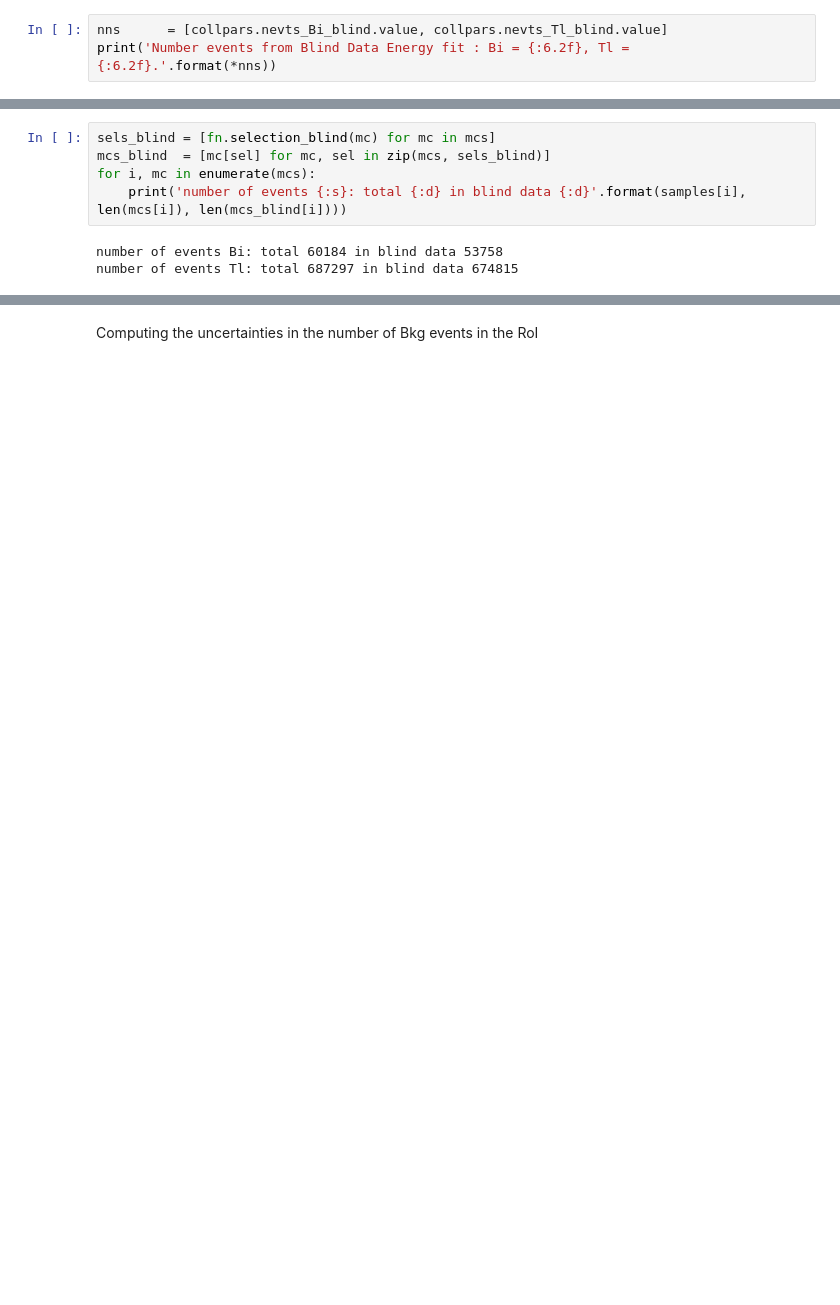
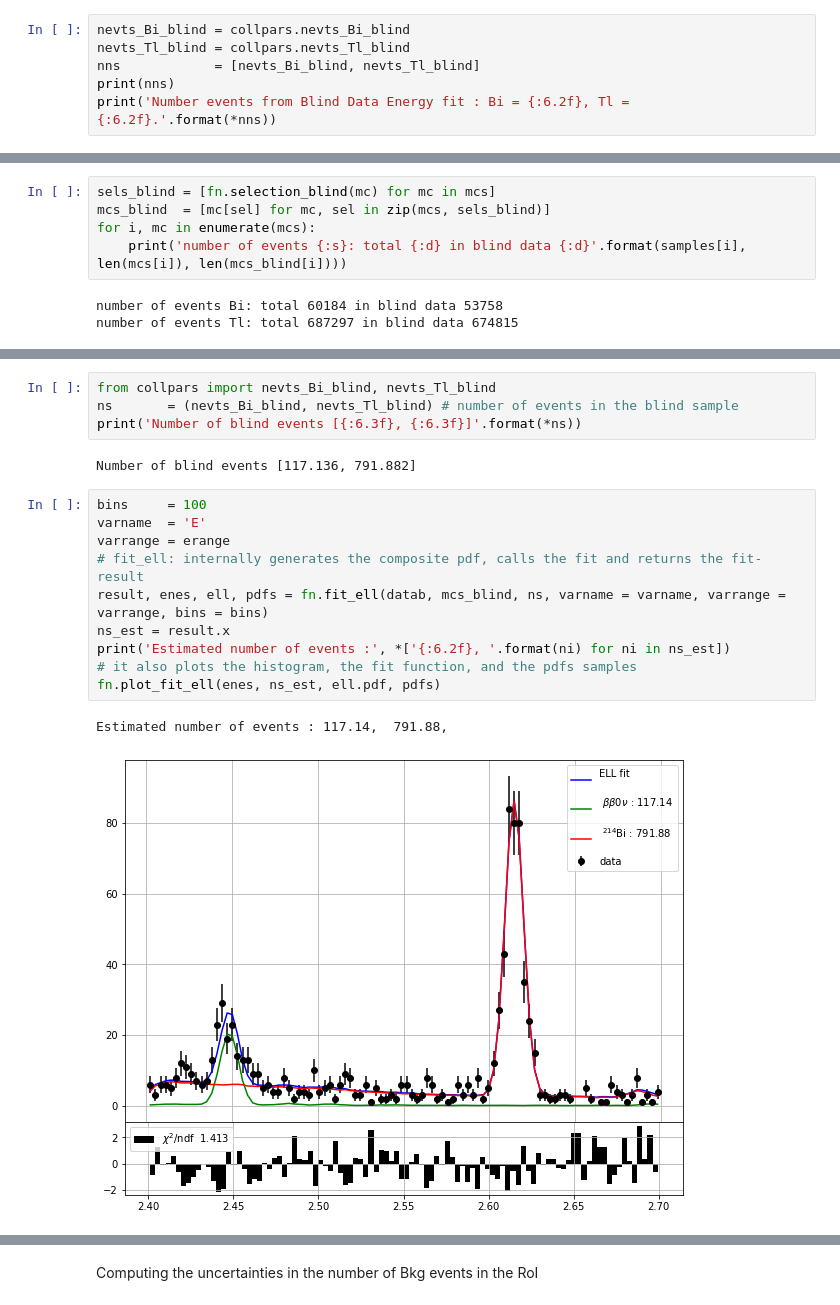
Before and after one commit to jahernando/USC-Fanal, a Jupyter notebook: NB/guide/fanal_bkg_uncertanties.ipynb, the cells around one changed output, grey strips where cells are left out. Cells and saved outputs as stored; diff of their text form; blank space fills up the shorter version.

```diff
--- a/NB/guide/fanal_bkg_uncertanties.ipynb
+++ b/NB/guide/fanal_bkg_uncertanties.ipynb
@@ -77,6 +78,9 @@ Energy range            : ( 2.400,  2.700) MeV
 Blob-2 energy threshold :  0.400 MeV
 Energy RoI range        : ( 2.430,  2.480) MeV
 # %%
-nns      = [collpars.nevts_Bi_blind.value, collpars.nevts_Tl_blind.value]
+nevts_Bi_blind = collpars.nevts_Bi_blind
+nevts_Tl_blind = collpars.nevts_Tl_blind
+nns            = [nevts_Bi_blind, nevts_Tl_blind]
+print(nns)
 print('Number events from Blind Data Energy fit : Bi = {:6.2f}, Tl = {:6.2f}.'.format(*nns))
 # %% [output]
@@ -128,0 +142,19 @@ number of events Tl: total 687297 in blind data 674815
+# %%
+from collpars import nevts_Bi_blind, nevts_Tl_blind
+ns       = (nevts_Bi_blind, nevts_Tl_blind) # number of events in the blind sample
+print('Number of blind events [{:6.3f}, {:6.3f}]'.format(*ns))
+# %% [output]
+Number of blind events [117.136, 791.882]
+# %%
+bins     = 100
+varname  = 'E'
+varrange = erange
+# fit_ell: internally generates the composite pdf, calls the fit and returns the fit-result
+result, enes, ell, pdfs = fn.fit_ell(datab, mcs_blind, ns, varname = varname, varrange = varrange, bins = bins)
+ns_est = result.x
+print('Estimated number of events :', *['{:6.2f}, '.format(ni) for ni in ns_est])
+# it also plots the histogram, the fit function, and the pdfs samples
+fn.plot_fit_ell(enes, ns_est, ell.pdf, pdfs)
+# %% [output]
+Estimated number of events : 117.14,  791.88,
+[figure, added]
```
Also changed, not shown: parts of 19 cells of this notebook, 9 other files.
